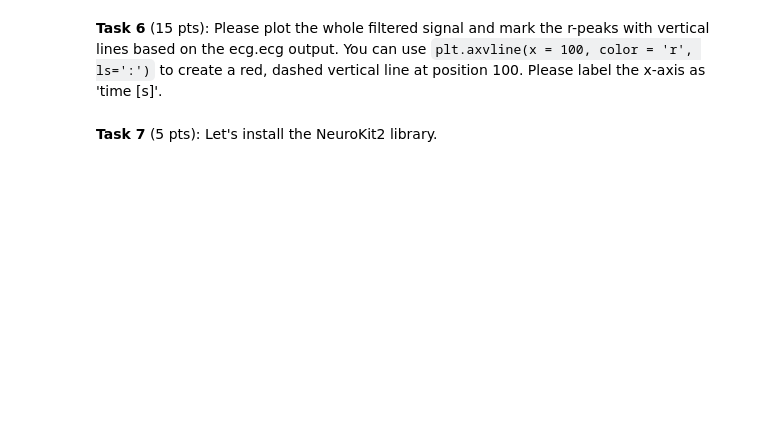
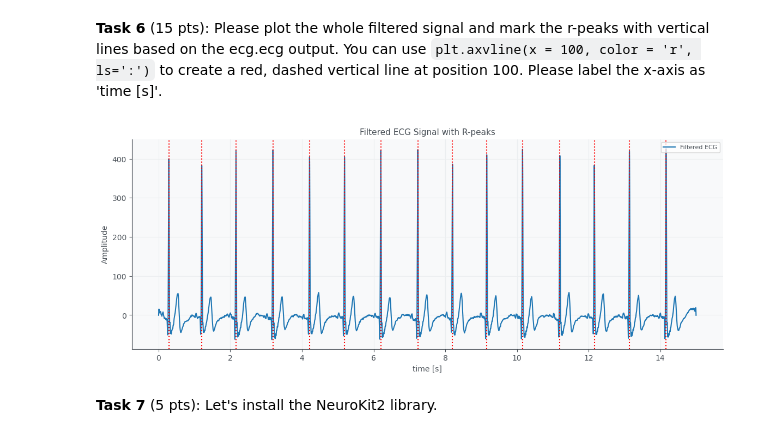
Before and after one commit to TinyZhen/cs666student, a Jupyter notebook: CS666_Assignment_1.ipynb, the cells around one changed output. Saved outputs shown, nothing was run; the diff lists cells and outputs as text; code cells hidden in the pictures; blank space fills up the shorter version.

```diff
--- a/CS666_Assignment_1.ipynb
+++ b/CS666_Assignment_1.ipynb
@@ -39,3 +104,22 @@ SECONDS = 0 ### TODO!
+# %%
+filtered = out['filtered']
+rpeaks = out['rpeaks']
+
+t = np.arange(len(filtered)) / SAMPLING_RATE
+
+plt.figure(figsize=(14,5))
+plt.plot(t, filtered, label="Filtered ECG")
+
+for r in rpeaks:
+    plt.axvline(x=r/SAMPLING_RATE, color='r', ls=':')
+
+plt.xlabel("time [s]")
+plt.ylabel("Amplitude")
+plt.title("Filtered ECG Signal with R-peaks")
+plt.legend()
+plt.show()
+# %% [output]
+[figure, added]
 # %% [markdown]
 **Task 7** (5 pts): Let's install the NeuroKit2 library.
 # %%
```
Also changed, not shown: parts of 24 cells of this notebook.
